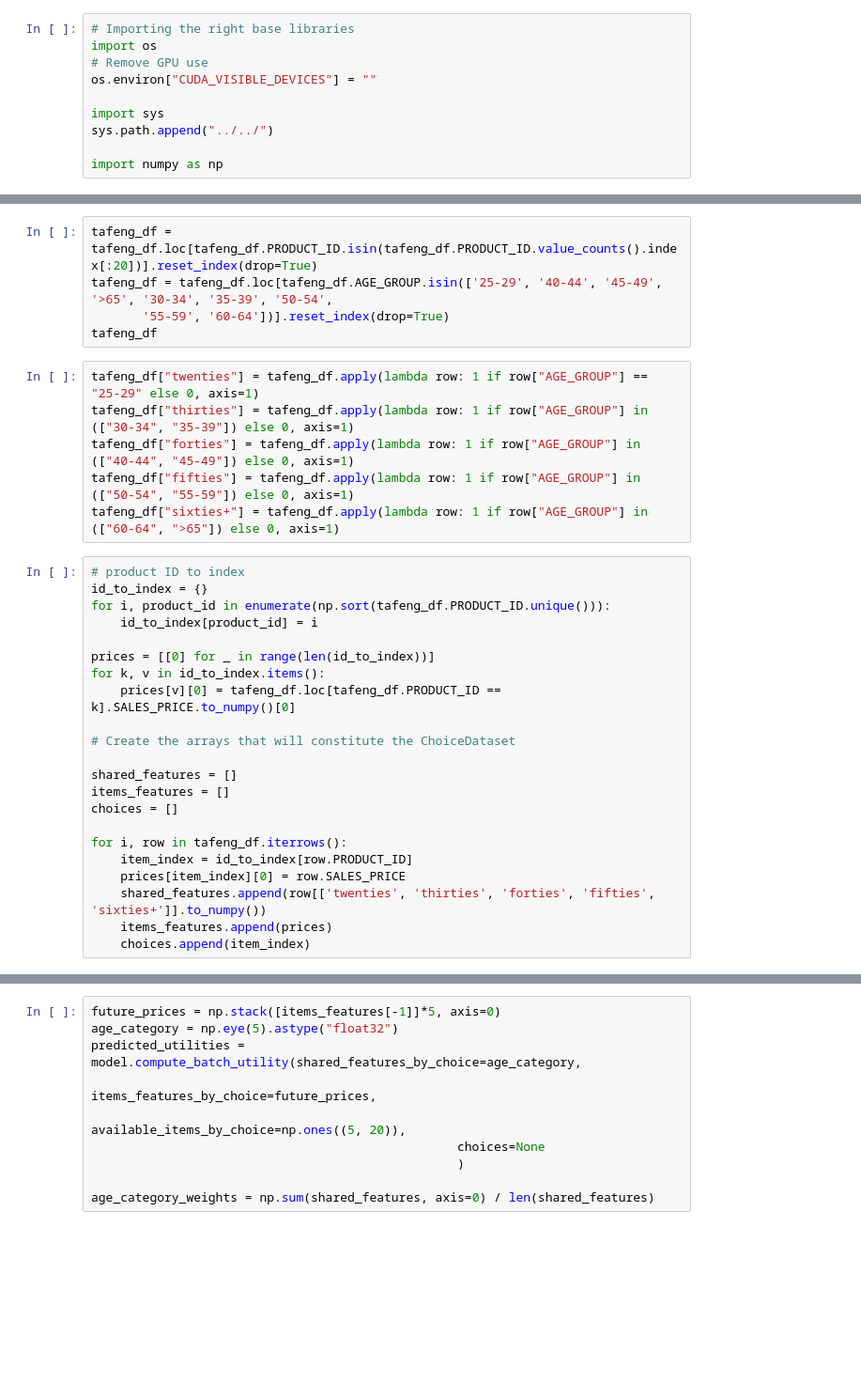
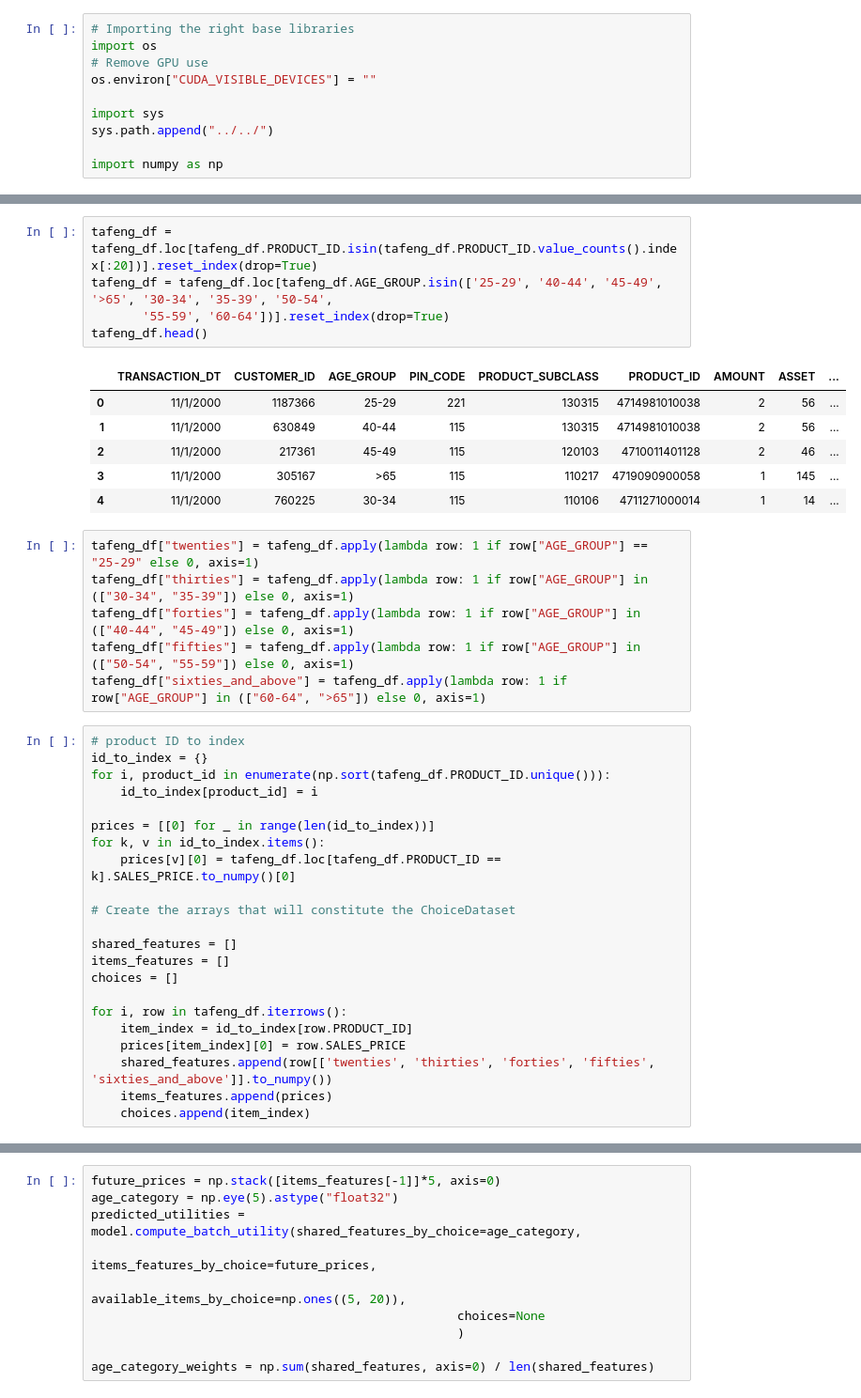
Before and after one commit to VincentAuriau/choice-learn-tutorials, a Jupyter notebook: notebooks/assortment-optimization.ipynb, the cells around one changed output, grey strips where cells are left out. Shown at 94% size. Drawn from its saved outputs; the diff is of its cells as text; blank space fills up the shorter version.

```diff
--- a/notebooks/assortment-optimization.ipynb
+++ b/notebooks/assortment-optimization.ipynb
@@ -16,14 +23,21 @@ tafeng_df.head()
 # %%
 tafeng_df = tafeng_df.loc[tafeng_df.PRODUCT_ID.isin(tafeng_df.PRODUCT_ID.value_counts().index[:20])].reset_index(drop=True)
 tafeng_df = tafeng_df.loc[tafeng_df.AGE_GROUP.isin(['25-29', '40-44', '45-49', '>65', '30-34', '35-39', '50-54',
        '55-59', '60-64'])].reset_index(drop=True)
-tafeng_df
+tafeng_df.head()
+# %% [output]
+|  | TRANSACTION_DT | CUSTOMER_ID | AGE_GROUP | PIN_CODE | PRODUCT_SUBCLASS | PRODUCT_ID | AMOUNT | ASSET | ... |
+| 0 | 11/1/2000 | 1187366 | 25-29 | 221 | 130315 | 4714981010038 | 2 | 56 | ... |
+| 1 | 11/1/2000 | 630849 | 40-44 | 115 | 130315 | 4714981010038 | 2 | 56 | ... |
+| 2 | 11/1/2000 | 217361 | 45-49 | 115 | 120103 | 4710011401128 | 2 | 46 | ... |
+| 3 | 11/1/2000 | 305167 | >65 | 115 | 110217 | 4719090900058 | 1 | 145 | ... |
+| 4 | 11/1/2000 | 760225 | 30-34 | 115 | 110106 | 4711271000014 | 1 | 14 | ... |
 # %%
 tafeng_df["twenties"] = tafeng_df.apply(lambda row: 1 if row["AGE_GROUP"] == "25-29" else 0, axis=1)
 tafeng_df["thirties"] = tafeng_df.apply(lambda row: 1 if row["AGE_GROUP"] in (["30-34", "35-39"]) else 0, axis=1)
 tafeng_df["forties"] = tafeng_df.apply(lambda row: 1 if row["AGE_GROUP"] in (["40-44", "45-49"]) else 0, axis=1)
 tafeng_df["fifties"] = tafeng_df.apply(lambda row: 1 if row["AGE_GROUP"] in (["50-54", "55-59"]) else 0, axis=1)
-tafeng_df["sixties+"] = tafeng_df.apply(lambda row: 1 if row["AGE_GROUP"] in (["60-64", ">65"]) else 0, axis=1)
+tafeng_df["sixties_and_above"] = tafeng_df.apply(lambda row: 1 if row["AGE_GROUP"] in (["60-64", ">65"]) else 0, axis=1)
 # %%
 # product ID to index
 id_to_index = {}
@@ -43,7 +57,7 @@ choices = []
 for i, row in tafeng_df.iterrows():
     item_index = id_to_index[row.PRODUCT_ID]
     prices[item_index][0] = row.SALES_PRICE
-    shared_features.append(row[['twenties', 'thirties', 'forties', 'fifties', 'sixties+']].to_numpy())
+    shared_features.append(row[['twenties', 'thirties', 'forties', 'fifties', 'sixties_and_above']].to_numpy())
     items_features.append(prices)
     choices.append(item_index)
 # %%
```
Also changed, not shown: parts of 6 cells of this notebook, 1 other file.
